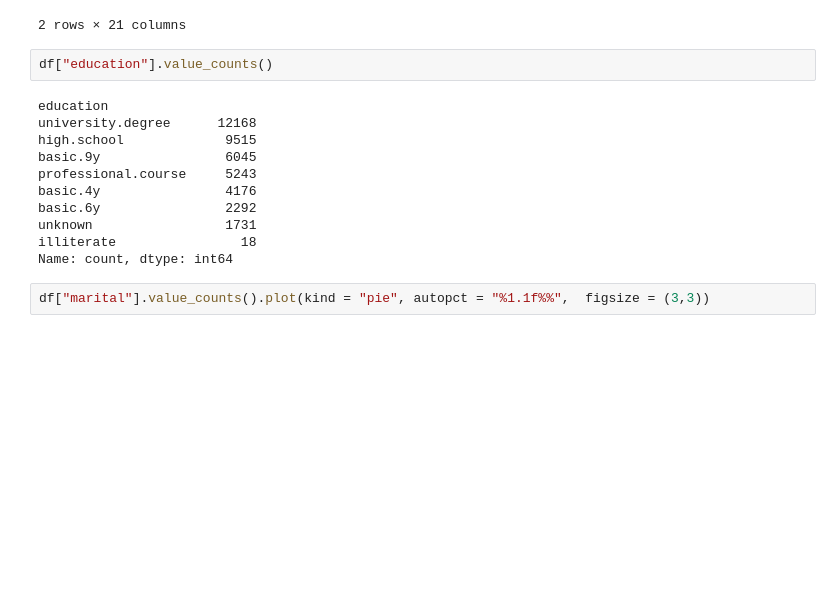
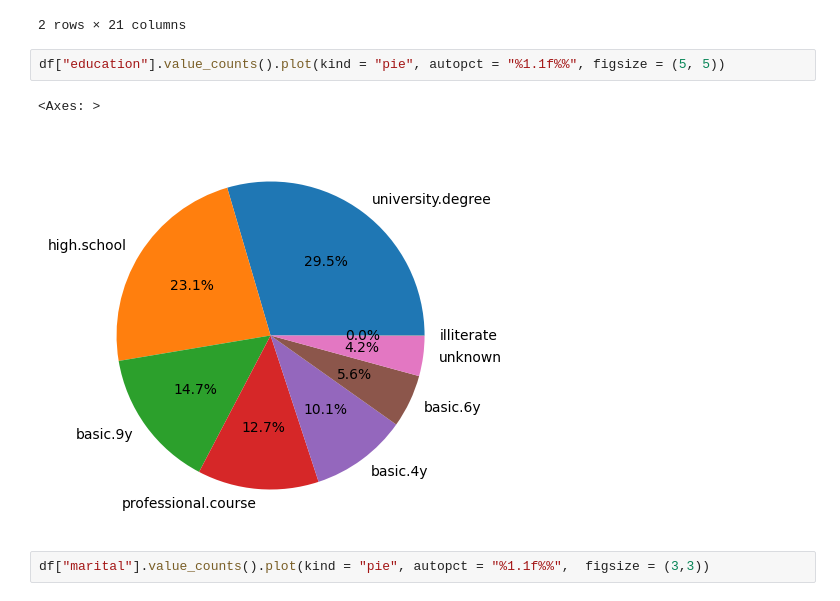
Before and after one commit to Padhanaya/apex-project2, a Jupyter notebook: ann_notebook.ipynb, the cells around one changed output. Drawn from its saved outputs; the diff is of its cells as text; blank space fills up the shorter version.

```diff
--- a/ann_notebook.ipynb
+++ b/ann_notebook.ipynb
@@ -122,18 +122,10 @@ df.head(2)
 | 1 | 57 | services | married | high.school | unknown | no | no | telephone | may | mon | ... |
 2 rows × 21 columns
 # %%
-df["education"].value_counts()
+df["education"].value_counts().plot(kind = "pie", autopct = "%1.1f%%", figsize = (5, 5))
 # %% [output]
-education
-university.degree      12168
-high.school             9515
-basic.9y                6045
-professional.course     5243
-basic.4y                4176
-basic.6y                2292
-unknown                 1731
-illiterate                18
-Name: count, dtype: int64
+<Axes: >
+[figure, added]
 # %%
 df["marital"].value_counts().plot(kind = "pie", autopct = "%1.1f%%",  figsize = (3,3))
 # %% [output]
```
Also changed, not shown: parts of 7 cells of this notebook.
